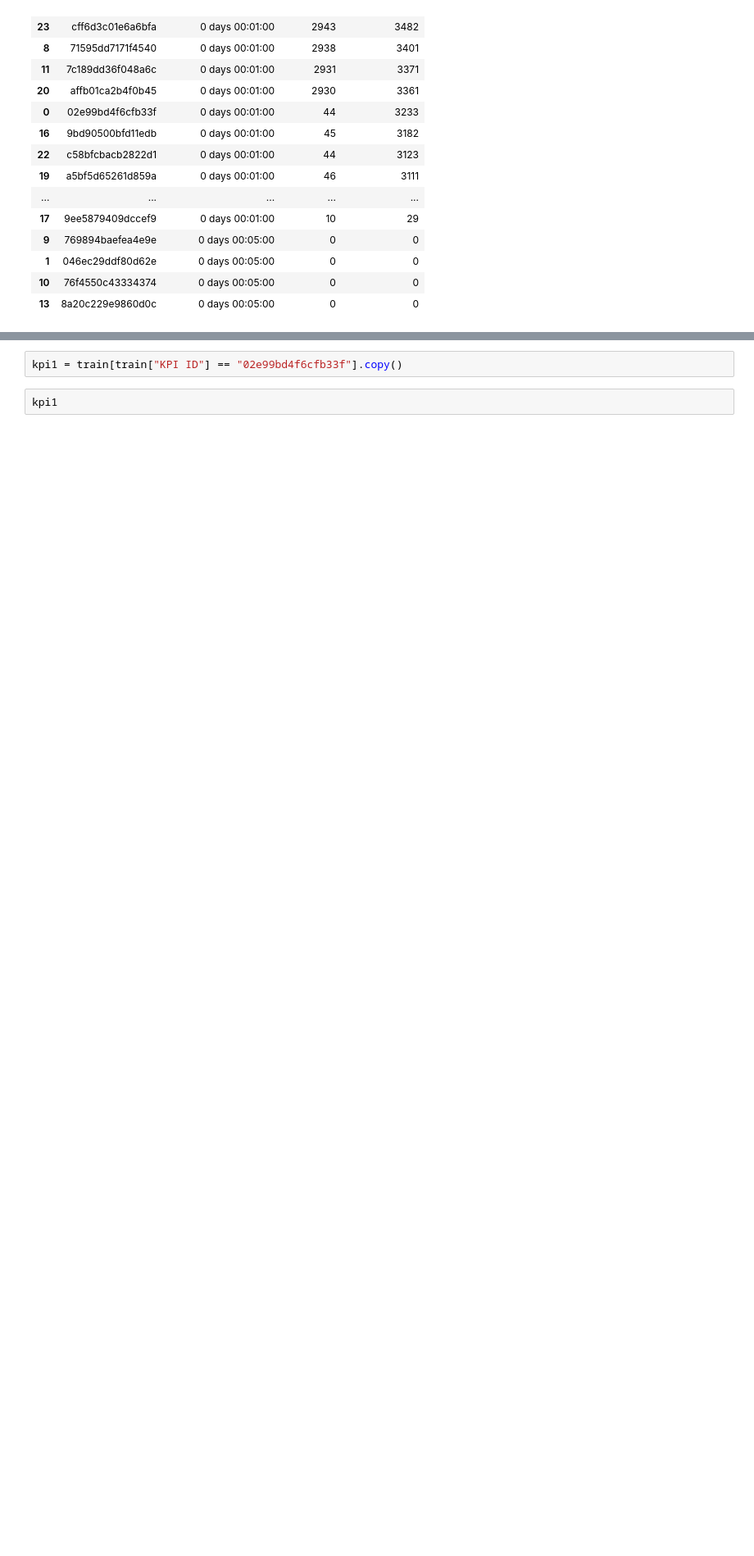
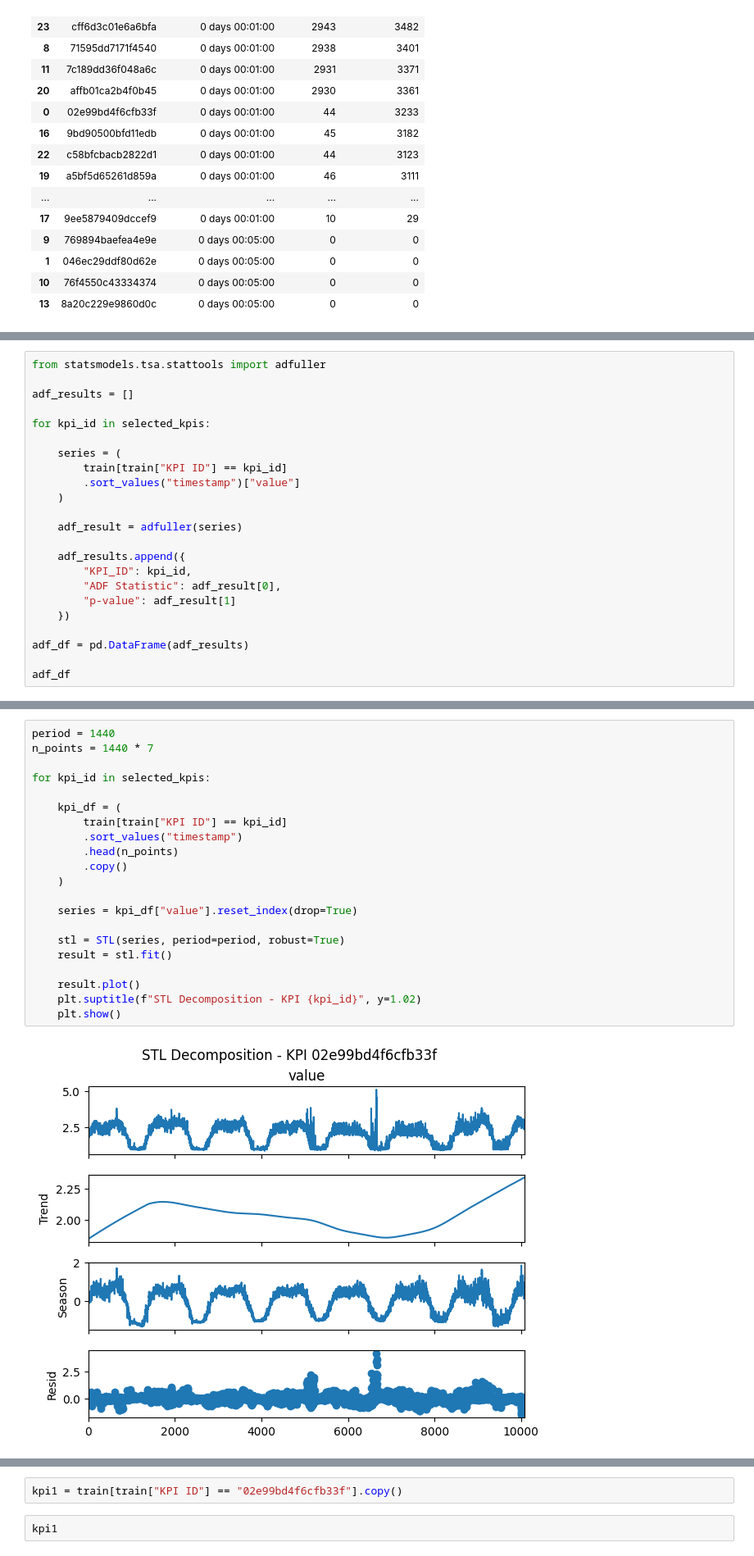
Before and after one commit to hieutmtechx/anomaly-detection-fundamentals, a Jupyter notebook: docs/code/01_dataset_overview.ipynb, the cells around one changed output, grey strips where cells are left out. Shown at 82% size. Drawn from its saved outputs; the diff is of its cells as text; blank space fills up the shorter version.

```diff
--- a/docs/code/01_dataset_overview.ipynb
+++ b/docs/code/01_dataset_overview.ipynb
@@ -238,0 +259,23 @@ gap_summary.sort_values(
+# %%
+from statsmodels.tsa.stattools import adfuller
+
+adf_results = []
+
+for kpi_id in selected_kpis:
+
+    series = (
+        train[train["KPI ID"] == kpi_id]
+        .sort_values("timestamp")["value"]
+    )
+
+    adf_result = adfuller(series)
+
+    adf_results.append({
+        "KPI_ID": kpi_id,
+        "ADF Statistic": adf_result[0],
+        "p-value": adf_result[1]
+    })
+
+adf_df = pd.DataFrame(adf_results)
+
+adf_df
@@ -238,0 +303,23 @@ gap_summary.sort_values(
+# %%
+period = 1440
+n_points = 1440 * 7
+
+for kpi_id in selected_kpis:
+
+    kpi_df = (
+        train[train["KPI ID"] == kpi_id]
+        .sort_values("timestamp")
+        .head(n_points)
+        .copy()
+    )
+
+    series = kpi_df["value"].reset_index(drop=True)
+
+    stl = STL(series, period=period, robust=True)
+    result = stl.fit()
+
+    result.plot()
+    plt.suptitle(f"STL Decomposition - KPI {kpi_id}", y=1.02)
+    plt.show()
+# %% [output]
+[figure, added]
```
Also changed, not shown: parts of 22 cells of this notebook.
